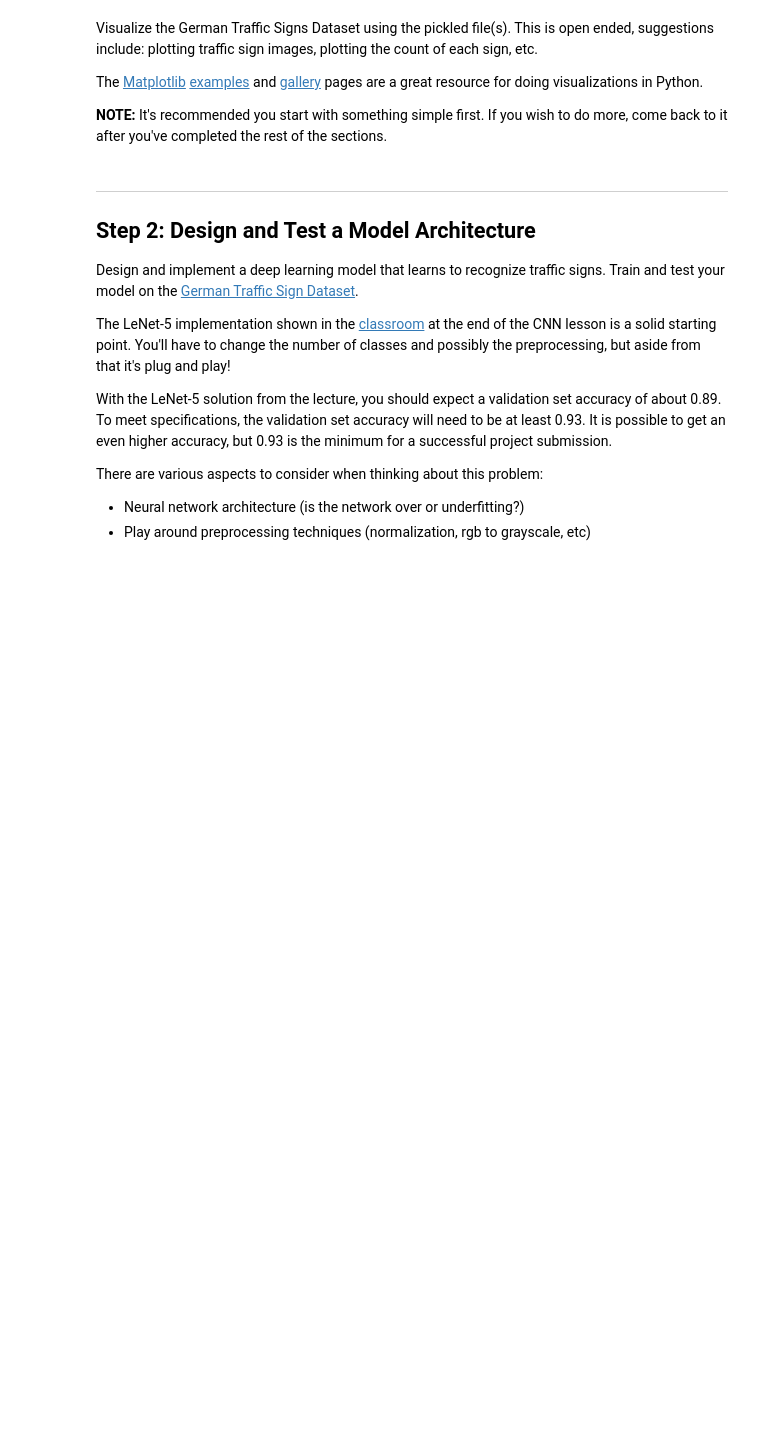
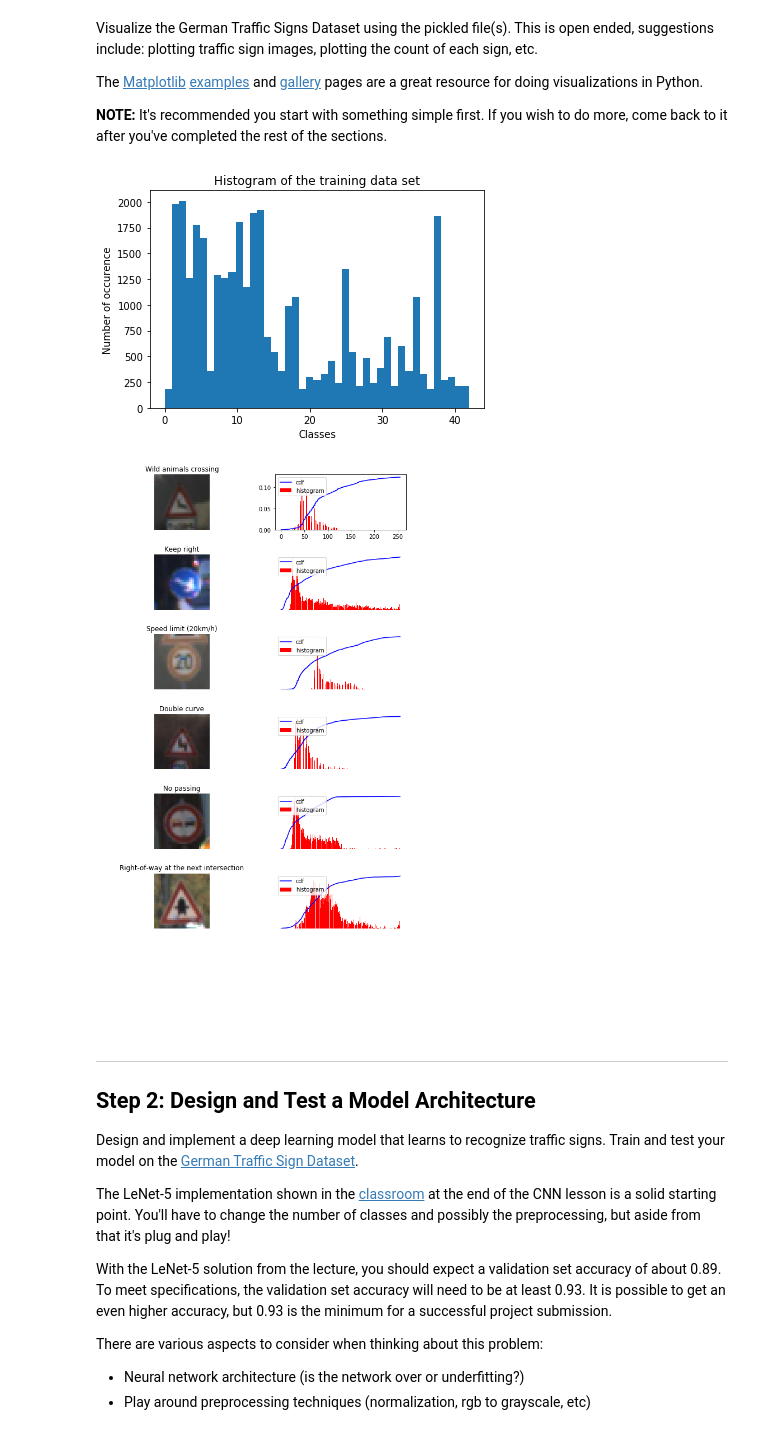
Before and after one commit to mlandry1/CarND, a Jupyter notebook: CarND-Traffic-Sign-Classifier-P2/Traffic_Sign_Classifier.ipynb, the cells around one changed output. Cells and saved outputs as stored; diff of their text form; code cells hidden in the pictures; blank space fills up the shorter version.

```diff
--- a/CarND-Traffic-Sign-Classifier-P2/Traffic_Sign_Classifier.ipynb
+++ b/CarND-Traffic-Sign-Classifier-P2/Traffic_Sign_Classifier.ipynb
@@ -75,19 +66,25 @@ Complete the basic data summary below. Use python, numpy and/or pandas methods t
 ### Replace each question mark with the appropriate value.
 ### Use python, pandas or numpy methods rather than hard coding the results
 
+import numpy as np
+
 # TODO: Number of training examples
-n_train = ?
+n_train = len(X_train)
 
 # TODO: Number of testing examples.
-n_test = ?
+n_test = len(X_test)
+
+#Number of validation examples
+n_valid = len(X_valid)
 
 # TODO: What's the shape of an traffic sign image?
-image_shape = ?
+image_shape = X_train[0].shape
 
 # TODO: How many unique classes/labels there are in the dataset.
-n_classes = ?
+n_classes = np.unique(y_train).size
 
 print("Number of training examples =", n_train)
+print("Number of validation examples =", n_valid)
 print("Number of testing examples =", n_test)
 print("Image data shape =", image_shape)
 print("Number of classes =", n_classes)
@@ -108,3 +105,65 @@ import matplotlib.pyplot as plt
+# %%
+import matplotlib.pyplot as plt
+import random
+import numpy as np
+import csv
+import pandas as pd
+
+# Visualizations will be shown in the notebook.
+%matplotlib inline
+
+def show_sample(dataset, row_num = 1, sample_index = -1):
+    col_num = 2
+
+    #Create training sample + histogram plot
+    f, axarr = plt.subplots(row_num+1, col_num, figsize=(col_num*4,(row_num+1)*2))
+
+    signnames = pd.read_csv('signnames.csv')
+
+    for i in range(0, row_num, 1):
+        if sample_index == -1:
+            index = random.randint(0, len(dataset))
+        else:
+            index = sample_index
+
+        image = dataset[index].squeeze()
+        axarr[i,0].set_title('%s' % signnames.iloc[y_train[index], 1])
+        axarr[i,0].imshow(image)
+
+        hist,bins = np.histogram(image.flatten(),256, normed =1 )
+
+        cdf = hist.cumsum()
+        cdf_normalized = cdf * hist.max()/ cdf.max()
+
+        axarr[i,1].plot(cdf_normalized, color = 'b')
+        axarr[i,1].hist(image.flatten(),256, normed =1, color = 'r')
+        axarr[i,1].legend(('cdf','histogram'), loc = 'upper left')
+
+        axarr[i,0].axis('off')
+        axarr[i+1,0].axis('off')
+        axarr[i+1,1].axis('off')
+
+    # Tweak spacing to prevent clipping of title labels
+    f.tight_layout()
+    plt.show()
+
+def show_traning_dataset_histogram(dataset):
+    fig, ax = plt.subplots()
+
+    # the histogram of the training data
+    n, bins, patches = ax.hist(dataset, n_classes)
+
+    ax.set_xlabel('Classes')
+    ax.set_ylabel('Number of occurence')
+    ax.set_title(r'Histogram of the training data set')
+
+    plt.show()
+
+show_traning_dataset_histogram(y_train)
+show_sample(X_train, row_num = 6)
+# %% [output]
+[figure, added]
+[figure, added]
 # %% [markdown]
 ----
 
```
Also changed, not shown: parts of 22 cells of this notebook.
